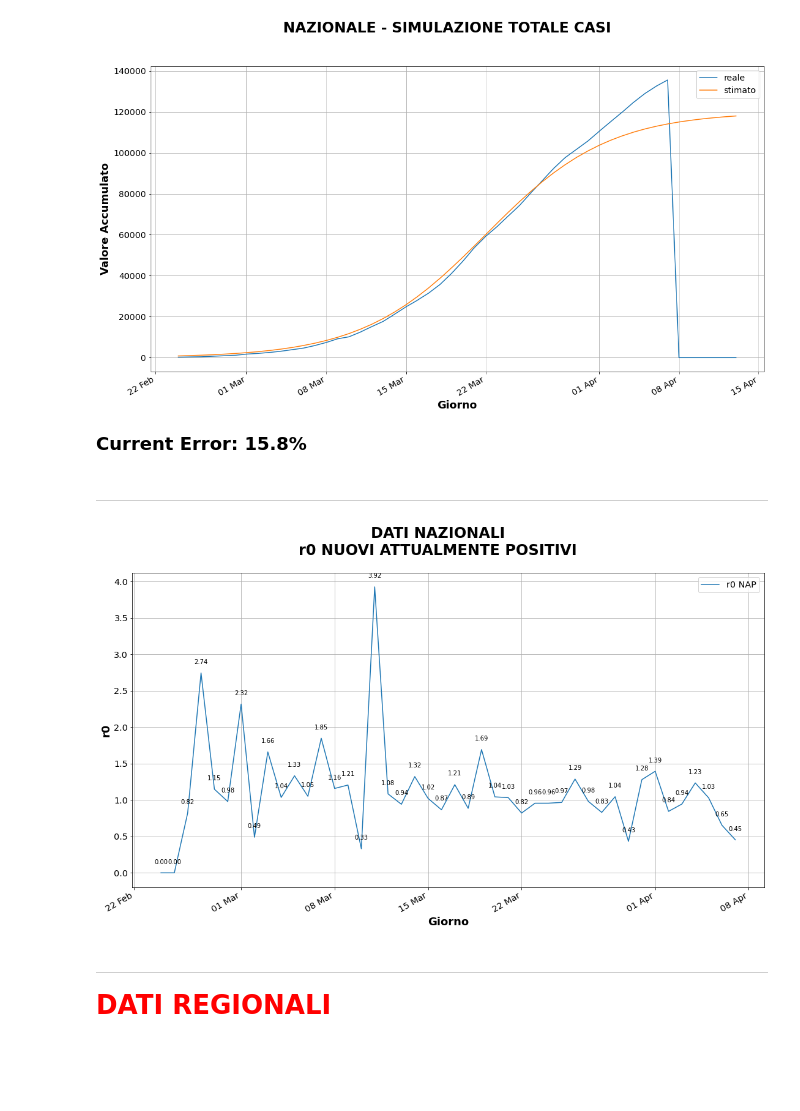
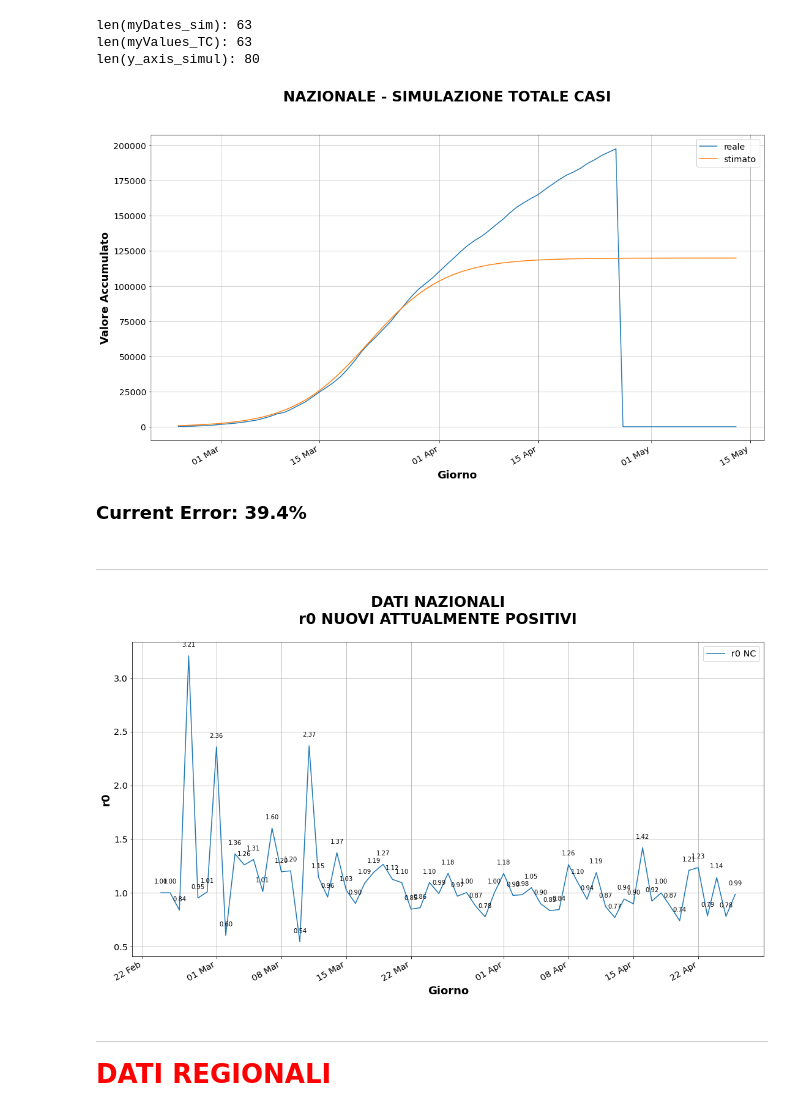
Before and after one commit to foppini975/covid19, a Jupyter notebook: Covid-19 Report.ipynb, the cells around one changed output. Drawn from its saved outputs; the diff is of its cells as text; code cells hidden in the pictures; blank space fills up the shorter version.

```diff
--- a/Covid-19 Report.ipynb
+++ b/Covid-19 Report.ipynb
@@ -239,11 +239,33 @@ r0_NAP = []
 for idx, value in enumerate(myValues_NAP):
     try:
         if idx == 0:
-            r0_NAP.append(myValues_NAP[1] / myValues_NAP[0])
+            new_r0_value = myValues_NAP[1] / myValues_NAP[0]
         else:
-            r0_NAP.append(value / myValues_NAP[idx-1])
+            new_r0_value = value / myValues_NAP[idx-1]
+        # cap
+        if new_r0_value > 10:
+            new_r0_value = 10
+        r0_NAP.append(new_r0_value)
     except ZeroDivisionError:
         r0_NAP.append(0)
+
+r0_NC = []
+for idx, value in enumerate(df_shift_diff['totale_casi']):
+    try:
+        if idx == 0:
+            value = 1
+            prev_value = 1
+        elif idx == 1:
+            prev_value = value
+        else:
+            prev_value = df_shift_diff['totale_casi'][idx - 1]
+        new_r0_value = value / prev_value
+        # cap
+        if new_r0_value > 10:
+            new_r0_value = 10
+        r0_NC.append(new_r0_value)
+    except ZeroDivisionError:
+        r0_NC.append(0)
 # %%
 # title = 'DATI NAZIONALI\nTOTALE ATTUALMENTE POSITIVI + TOTALE DECEDUTI'
 # xlabel = 'Giorno'
@@ -404,11 +426,14 @@ myValues_TC = [int(x) for x in df['totale_casi']]
 
 STEP = 27
 A = 120000
-POINTS = 50
+POINTS = 80
 
 x_axis_simul = [(-5 + 5*i/STEP) for i in range(0,POINTS)]
 y_axis_simul = [A / ( 1 + math.exp(-x)) for x in x_axis_simul]
 
+print("len(myDates_sim): {}".format(len(myDates_sim)))
+print("len(myValues_TC): {}".format(len(myValues_TC)))
+print("len(y_axis_simul): {}".format(len(y_axis_simul)))
 errore = myValues_TC[len(myDates_sim)-1] - y_axis_simul[len(myDates_sim)-1]
 errore_perc = errore / myValues_TC[len(myDates_sim)-1]
 
@@ -447,44 +472,48 @@ printmd("<span style='color:black;font-weight:bold;font-size:18px'>Current Error
 
 printmd("<HR>")
 # %% [output]
+len(myDates_sim): 63
+len(myValues_TC): 63
+len(y_axis_simul): 80
-[figure, old version]
+[figure, new version]
-<span style='color:black;font-weight:bold;font-size:18px'>Current Error: 15.8% </span>
+<span style='color:black;font-weight:bold;font-size:18px'>Current Error: 39.4% </span>
 <HR>
 # %%
 fig, ax = plt.subplots()
 plt.rcParams.update({'xtick.labelsize': 'x-large', 'ytick.labelsize': 'x-large', 'legend.fontsize': 'x-large'})
 fig.set_size_inches(18.5, 10.5)
-fig.suptitle('DATI NAZIONALI\nr0 NUOVI ATTUALMENTE POSITIVI', fontsize=24, fontweight='bold')
+fig.suptitle('DATI NAZIONALI\nr0 NUOVI CASI', fontsize=24, fontweight='bold')
 ax.set_xlabel('Giorno', horizontalalignment='center', fontsize=18, fontweight='bold')
 ax.set_ylabel('r0', fontsize=18, fontweight='bold')
 
-ax.plot(myDates, r0_NAP, label="r0 NAP")
+#ax.plot(myDates, r0_NAP, label="r0 NAP")
+ax.plot(myDates, r0_NC, label="r0 NC")
 
-for x,y in zip(myDates, r0_NAP):
+for x,y in zip(myDates, r0_NC):
     if y is None:
         label = ""
     else:
         label = "{:.2f}".format(y)
 
     plt.annotate(label, # this is the text
                  (x,y), # this is the point to label
                  textcoords="offset points", # how to position the text
                  xytext=(0,15), # distance from text to points (x,y)
                  ha='center') # horizontal alignment can be left, right or center
 
 myFmt = DateFormatter("%d %b")
 ax.xaxis.set_major_formatter(myFmt)
 
 ## Rotate date labels automatically
 fig.autofmt_xdate()
 
 ax.grid(True)
 ax.legend()
 
 plt.show()
 printmd("<HR>")
 # %% [output]
-[figure, old version]
+[figure, new version]
 <HR>
 # %%
 # regional data staging
```
Also changed, not shown: parts of 15 cells of this notebook, 1 other file.
